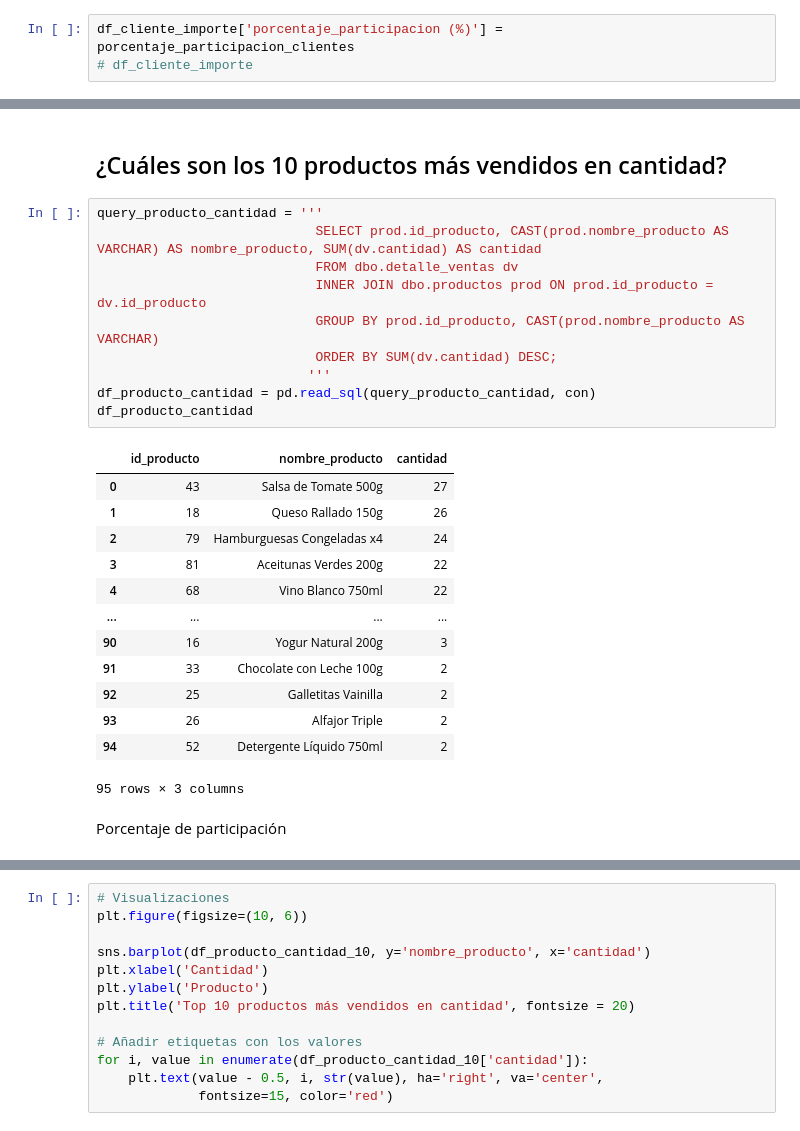
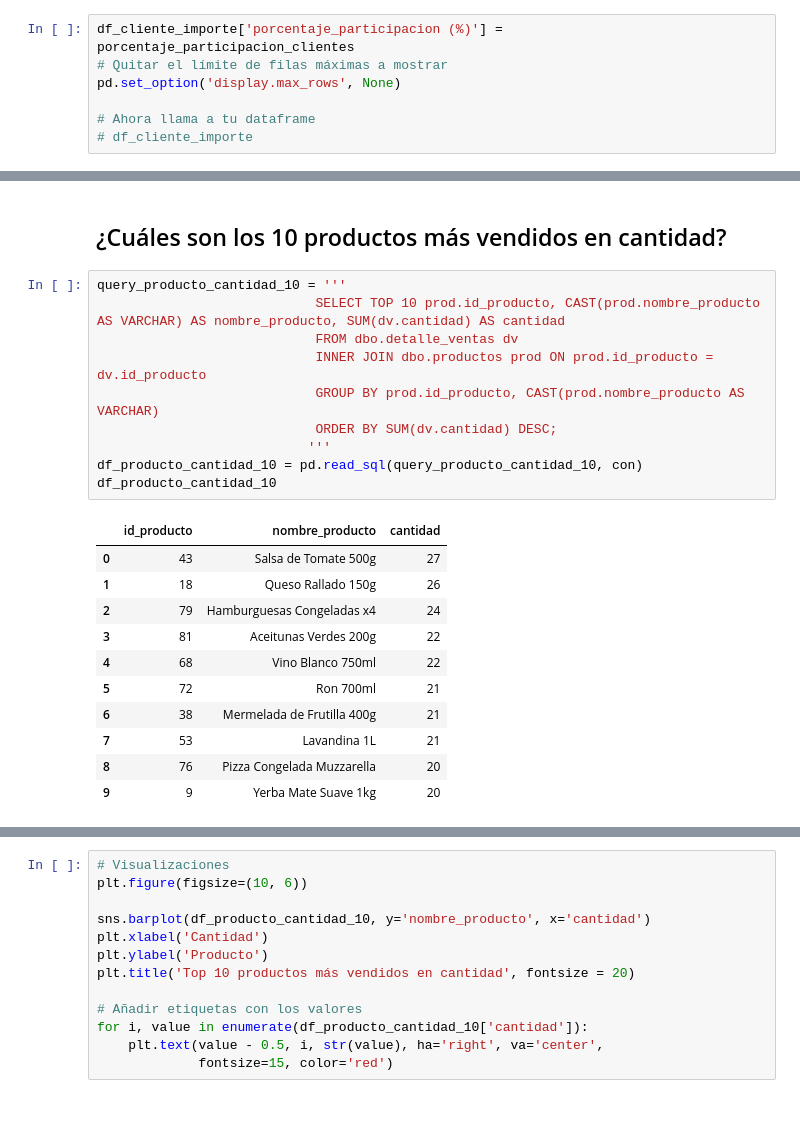
Before and after one commit to Marcio26Mallqui/Tienda-Aurelion, a Jupyter notebook: Análisis Exploratorio de datos.ipynb, the cells around one changed output, grey strips where cells are left out. Drawn from its saved outputs; the diff is of its cells as text.

```diff
--- a/Análisis Exploratorio de datos.ipynb
+++ b/Análisis Exploratorio de datos.ipynb
@@ -635,5 +647,9 @@ for i in range(len(df_cliente_importe)):
 #print(porcentaje_participacion_clientes)
 # %%
 df_cliente_importe['porcentaje_participacion (%)'] = porcentaje_participacion_clientes
+# Quitar el límite de filas máximas a mostrar
+pd.set_option('display.max_rows', None)
+
+# Ahora llama a tu dataframe
 # df_cliente_importe
 # %%
@@ -938,28 +954,24 @@ for i, value in enumerate(df_categoria_importe['importe']):
 # %% [markdown]
 ## ¿Cuáles son los 10 productos más vendidos en cantidad?
 # %%
-query_producto_cantidad = '''
-                            SELECT prod.id_producto, CAST(prod.nombre_producto AS VARCHAR) AS nombre_producto, SUM(dv.cantidad) AS cantidad
+query_producto_cantidad_10 = '''
+                            SELECT TOP 10 prod.id_producto, CAST(prod.nombre_producto AS VARCHAR) AS nombre_producto, SUM(dv.cantidad) AS cantidad
                             FROM dbo.detalle_ventas dv
                             INNER JOIN dbo.productos prod ON prod.id_producto = dv.id_producto
                             GROUP BY prod.id_producto, CAST(prod.nombre_producto AS VARCHAR)
                             ORDER BY SUM(dv.cantidad) DESC;
                            '''
-df_producto_cantidad = pd.read_sql(query_producto_cantidad, con)
-df_producto_cantidad
+df_producto_cantidad_10 = pd.read_sql(query_producto_cantidad_10, con)
+df_producto_cantidad_10
 # %% [output]
 |  | id_producto | nombre_producto | cantidad |
 | 0 | 43 | Salsa de Tomate 500g | 27 |
 | 1 | 18 | Queso Rallado 150g | 26 |
 | 2 | 79 | Hamburguesas Congeladas x4 | 24 |
 | 3 | 81 | Aceitunas Verdes 200g | 22 |
 | 4 | 68 | Vino Blanco 750ml | 22 |
-| ... | ... | ... | ... |
-| 90 | 16 | Yogur Natural 200g | 3 |
-| 91 | 33 | Chocolate con Leche 100g | 2 |
-| 92 | 25 | Galletitas Vainilla | 2 |
-| 93 | 26 | Alfajor Triple | 2 |
-| 94 | 52 | Detergente Líquido 750ml | 2 |
+| 5 | 72 | Ron 700ml | 21 |
+| 6 | 38 | Mermelada de Frutilla 400g | 21 |
+| 7 | 53 | Lavandina 1L | 21 |
+| 8 | 76 | Pizza Congelada Muzzarella | 20 |
+| 9 | 9 | Yerba Mate Suave 1kg | 20 |
-95 rows × 3 columns
-# %% [markdown]
-Porcentaje de participación
```
Also changed, not shown: parts of 20 cells of this notebook, 2 other files.
